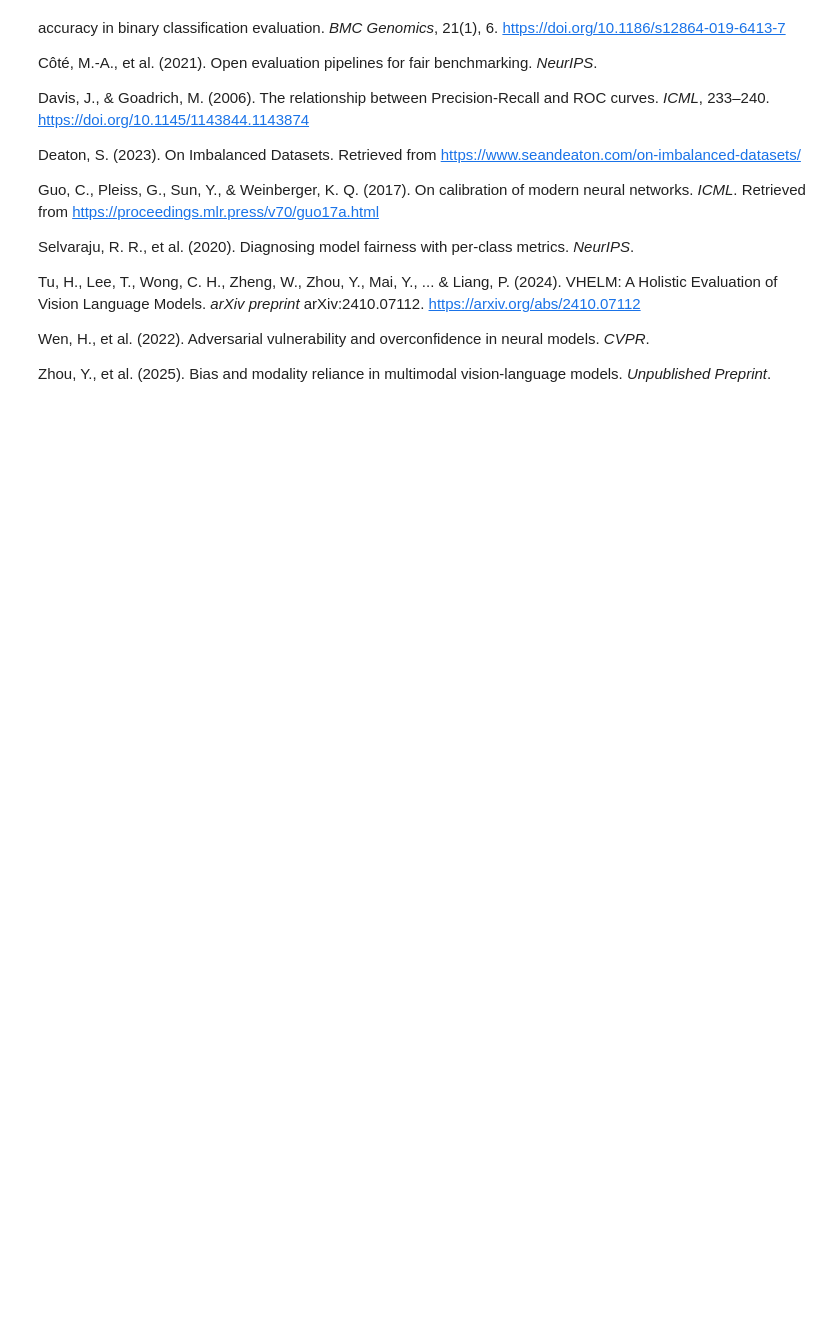
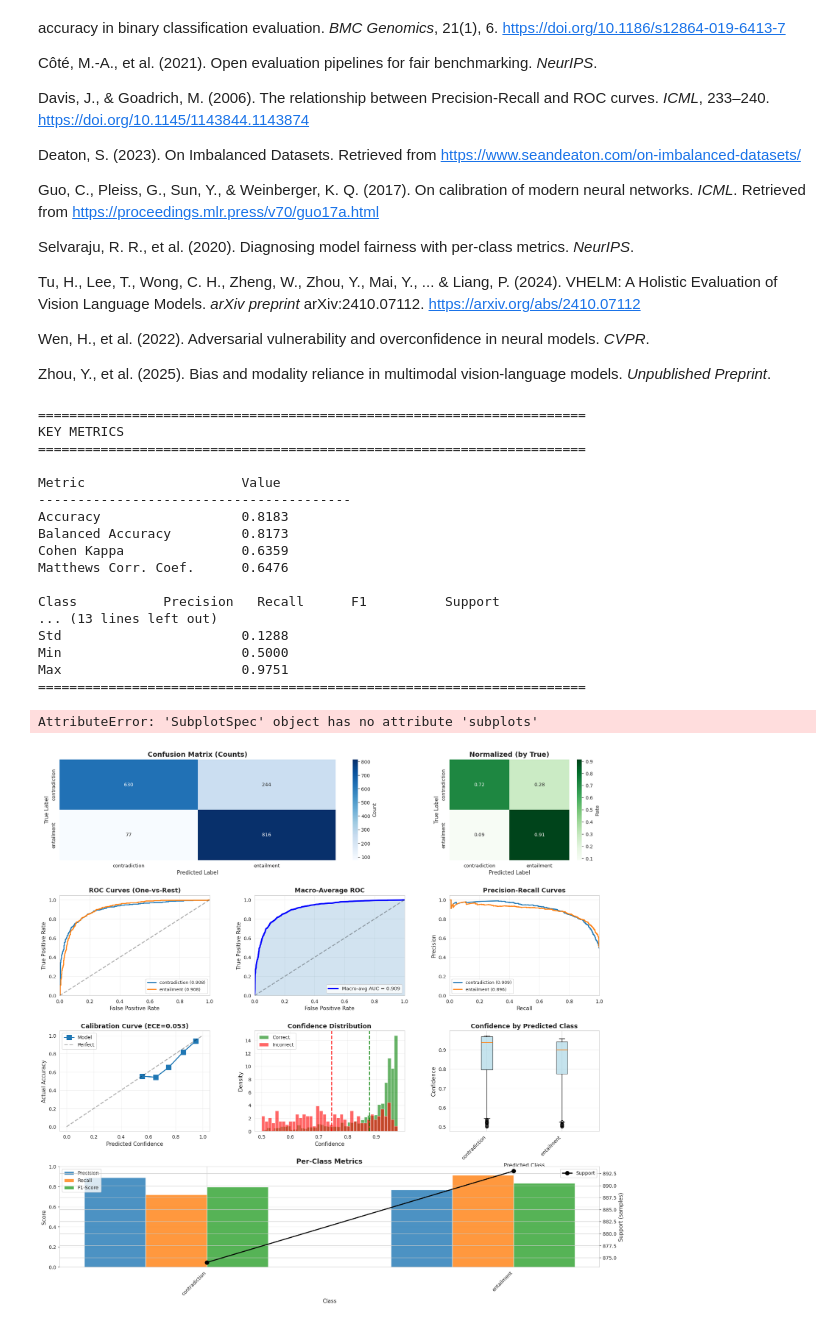
Before and after one commit to nhat117/DL_A2, a Jupyter notebook: A2-Clip-Copy1.ipynb, the cells around one changed output. Cells and saved outputs as stored; diff of their text form; code cells hidden in the pictures; blank space fills up the shorter version.

```diff
--- a/A2-Clip-Copy1.ipynb
+++ b/A2-Clip-Copy1.ipynb
@@ -2800,7 +2832,7 @@ class ModelAnalyzer:
 
         print("="*70 + "\n")
 # %%
-pred =  predict_large_dataset(
+pred_tuned =  predict_large_dataset(
     model_best,
     test_df,
     text_prep)
@@ -2820,3 +2852,39 @@ analyzer.plot_all(
     figsize=(20, 24),
     save_path='./analysis/full_analysis.png'
 )
+# %%
+# Create analyzer
+analyzer = ModelAnalyzer(
+    model=model,
+    predictions_df=pred,  # from predict_large_dataset
+    label2id=label2id
+)
+
+# Print metrics
+analyzer.print_metrics()
+
+# Generate all plots
+analyzer.plot_all(
+    figsize=(20, 24),
+    save_path='./analysis/full_analysis.png'
+)
+# %% [output]
+======================================================================
+KEY METRICS
+======================================================================
+
+Metric                    Value
+----------------------------------------
+Accuracy                  0.8183
+Balanced Accuracy         0.8173
+Cohen Kappa               0.6359
+Matthews Corr. Coef.      0.6476
+
+Class           Precision   Recall      F1          Support
+... (13 lines left out)
+Std                       0.1288
+Min                       0.5000
+Max                       0.9751
+======================================================================
+AttributeError: 'SubplotSpec' object has no attribute 'subplots'
+[figure, added]
```
Also changed, not shown: parts of 43 cells of this notebook.
